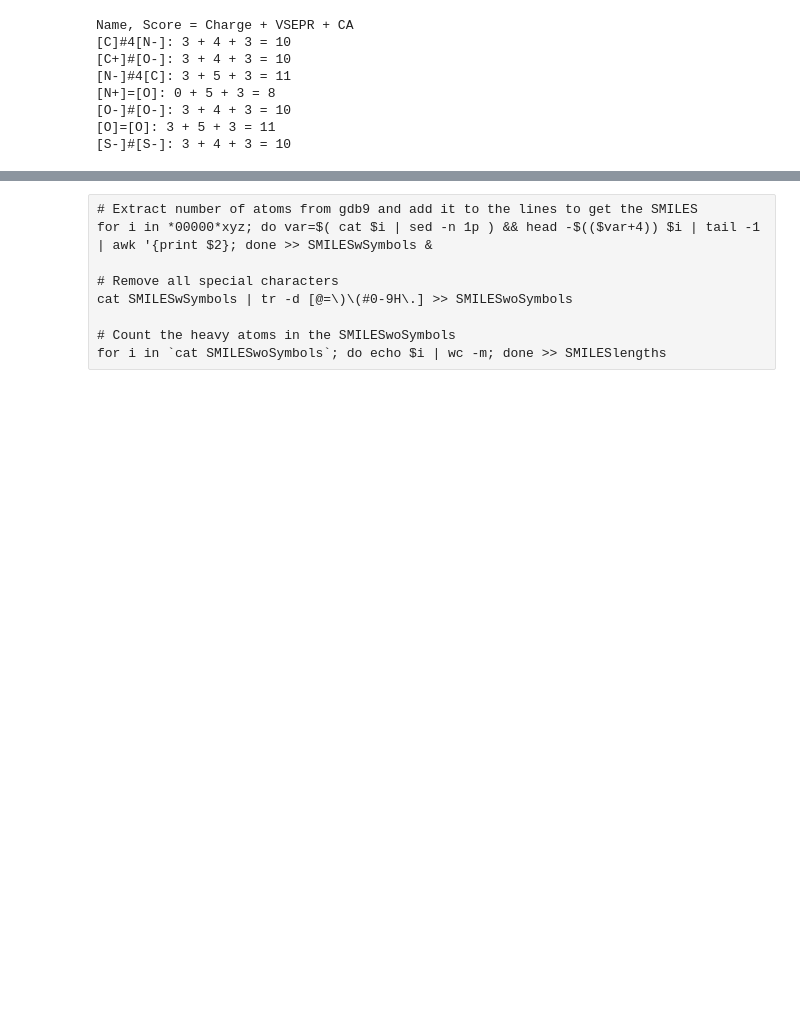
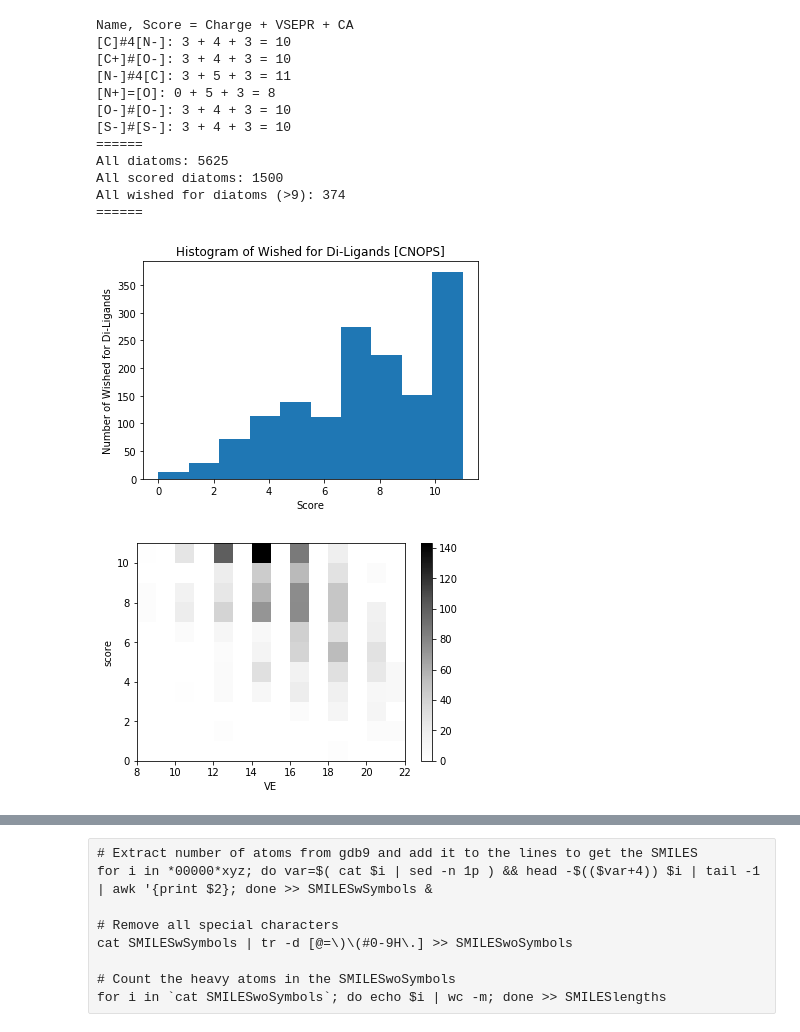
Before and after one commit to hjkgrp/smu, a Jupyter notebook: enum/enum.ipynb, the cells around one changed output, grey strips where cells are left out. Saved outputs shown, nothing was run; the diff lists cells and outputs as text; code cells hidden in the pictures; blank space fills up the shorter version.

```diff
--- a/enum/enum.ipynb
+++ b/enum/enum.ipynb
@@ -421,51 +482,57 @@ thresholdDi = 9
 for name, props in scoredDictDi.items():
     histCharge.append(props[-4])
     histVsepr.append(props[-3])
     histCa.append(props[-2])
     histScore.append(props[-1])
     histVE.append(props[1] + props[9])
 
     # populate the wishedDictDi
     if props[-1] > thresholdDi:
         wishedDictDi[name] = props
 
     # Evaluate compounds from Spectrochemical Series
     for i in range(0, len(scSeriesDi)):
         if name == scSeriesDi[i]:
             print(name + ': ' + str(props[-4]) + " + " + str(props[-3]) +
                   " + " + str(props[-2]) + ' = ' + str(props[-1]))
 
-# print('======')
-# print("All diatoms: " + str(len(dictDi)))
-# print("All scored diatoms: " + str(len(scoredDictDi)))
-# print("All wished for diatoms (>" + str(thresholdDi) + "): " +
-#       str(len(wishedDictDi)))
-# print('======')
+print('======')
+print("All diatoms: " + str(len(dictDi)))
+print("All scored diatoms: " + str(len(scoredDictDi)))
+print("All wished for diatoms (>" + str(thresholdDi) + "): " +
+      str(len(wishedDictDi)))
+print('======')
 
-# plt.xlabel('Score')
-# plt.ylabel('Number of Wished for Di-Ligands')
-# # plt.yscale('log', nonposy='clip')
-# plt.title('Histogram of Wished for Di-Ligands [' + components + "]")
-# plt.hist(histScore)
-# # plt.savefig('distrDi_' + components + ".pdf", bbox_inches='tight')
-# plt.show()
+plt.xlabel('Score')
+plt.ylabel('Number of Wished for Di-Ligands')
+# plt.yscale('log', nonposy='clip')
+plt.title('Histogram of Wished for Di-Ligands [' + components + "]")
+plt.hist(histScore)
+# plt.savefig('distrDi_' + components + ".pdf", bbox_inches='tight')
+plt.show()
 
-# plt.hist2d(histVE, histScore, bins=[range(8, 23), range(0, 12)])
-# plt.xlabel('VE')
-# plt.ylabel('score')
-# # plt.ylim((0,10))
-# # plt.xlim((8,22))
-# plt.colorbar()
-# plt.show()
+plt.hist2d(histVE, histScore, bins=[range(8, 23), range(0, 12)], cmap = 'Greys')
+plt.xlabel('VE')
+plt.ylabel('score')
+# plt.ylim((0,10))
+# plt.xlim((8,22))
+plt.colorbar()
+plt.show()
 
 # pprint.pprint(re.sub('[\'()a-z_]',"",str(wishedDictDi.keys())))
 # pprint.pprint(wishedDictDi)
 # %% [output]
 Name, Score = Charge + VSEPR + CA
 [C]#4[N-]: 3 + 4 + 3 = 10
 [C+]#[O-]: 3 + 4 + 3 = 10
 [N-]#4[C]: 3 + 5 + 3 = 11
 [N+]=[O]: 0 + 5 + 3 = 8
 [O-]#[O-]: 3 + 4 + 3 = 10
-[O]=[O]: 3 + 5 + 3 = 11
 [S-]#[S-]: 3 + 4 + 3 = 10
+======
+All diatoms: 5625
+All scored diatoms: 1500
+All wished for diatoms (>9): 374
+======
+[figure, added]
+[figure, added]
```
Also changed, not shown: parts of 8 cells of this notebook.
